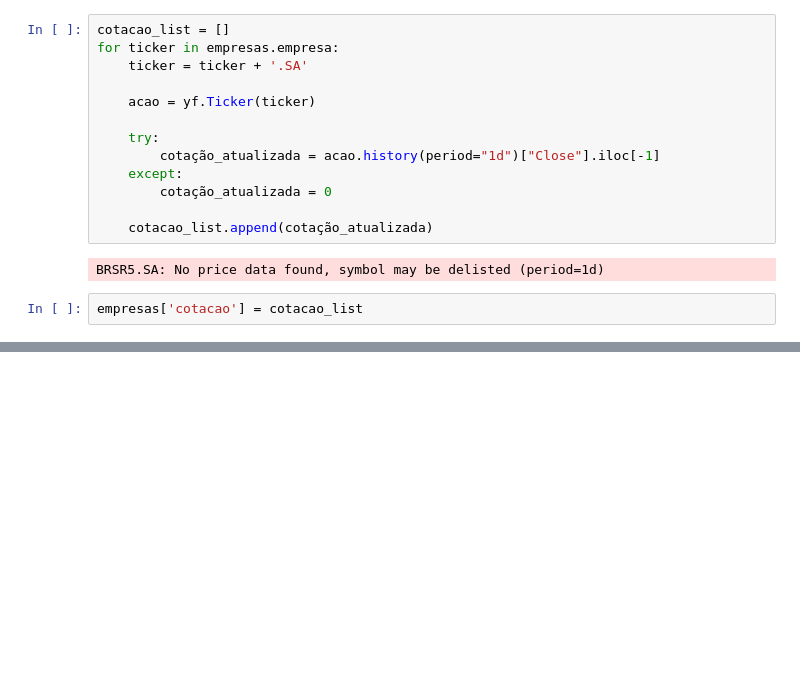
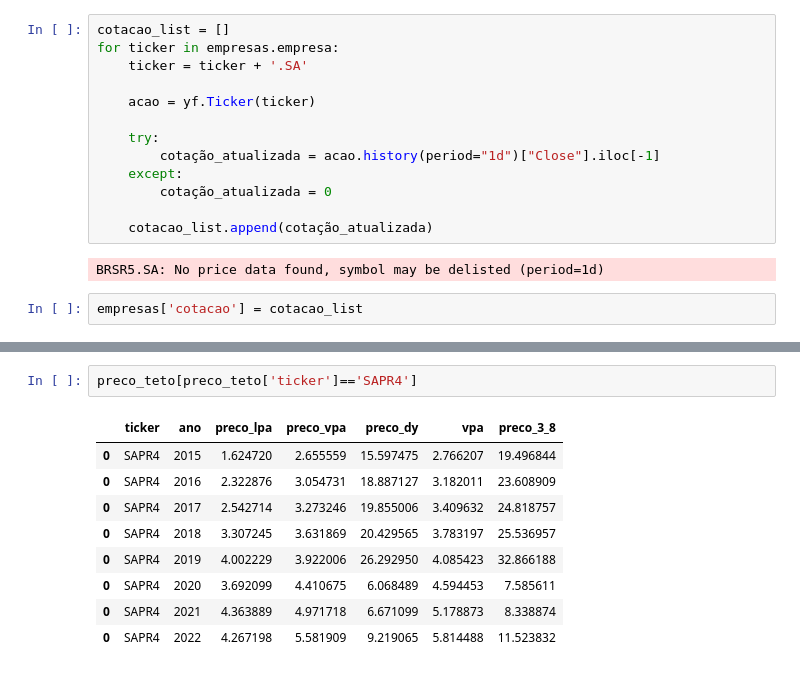
Before and after one commit to eduardopfranca/radar_fundamentalista, a Jupyter notebook: preco_teto.ipynb, the cells around one changed output, grey strips where cells are left out. Drawn from its saved outputs; the diff is of its cells as text; blank space fills up the shorter version.

```diff
--- a/preco_teto.ipynb
+++ b/preco_teto.ipynb
@@ -223,0 +241,12 @@ NameError: name 'setor' is not defined
+# %%
+preco_teto[preco_teto['ticker']=='SAPR4']
+# %% [output]
+|  | ticker | ano | preco_lpa | preco_vpa | preco_dy | vpa | preco_3_8 |
+| 0 | SAPR4 | 2015 | 1.624720 | 2.655559 | 15.597475 | 2.766207 | 19.496844 |
+| 0 | SAPR4 | 2016 | 2.322876 | 3.054731 | 18.887127 | 3.182011 | 23.608909 |
+| 0 | SAPR4 | 2017 | 2.542714 | 3.273246 | 19.855006 | 3.409632 | 24.818757 |
+| 0 | SAPR4 | 2018 | 3.307245 | 3.631869 | 20.429565 | 3.783197 | 25.536957 |
+| 0 | SAPR4 | 2019 | 4.002229 | 3.922006 | 26.292950 | 4.085423 | 32.866188 |
+| 0 | SAPR4 | 2020 | 3.692099 | 4.410675 | 6.068489 | 4.594453 | 7.585611 |
+| 0 | SAPR4 | 2021 | 4.363889 | 4.971718 | 6.671099 | 5.178873 | 8.338874 |
+| 0 | SAPR4 | 2022 | 4.267198 | 5.581909 | 9.219065 | 5.814488 | 11.523832 |
```
Also changed, not shown: parts of 12 cells of this notebook.
